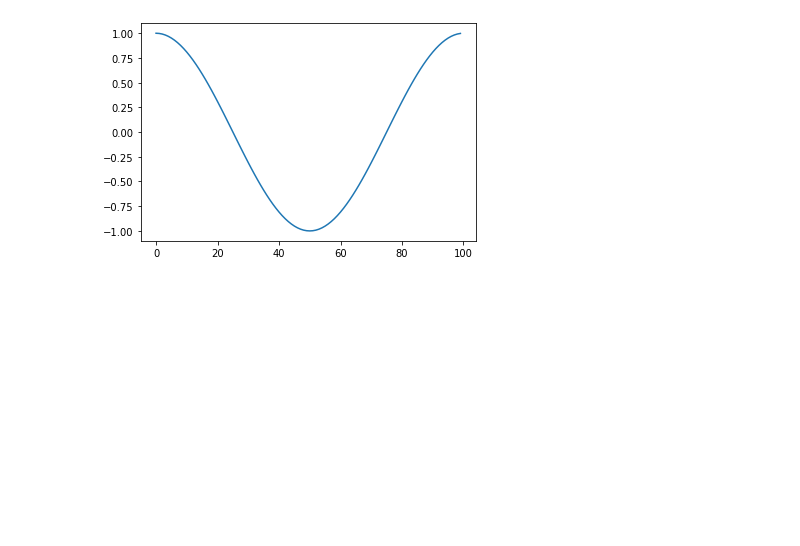
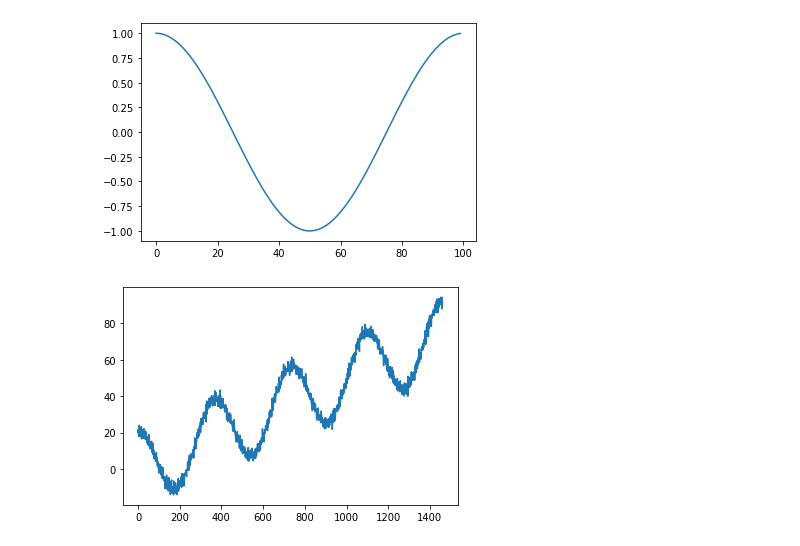
Before and after one commit to kavyajeetbora/time_series_deeplearning.ai, a Jupyter notebook: week1/tsa_forecasting.ipynb, the cells around one changed output. Saved outputs shown, nothing was run; the diff lists cells and outputs as text; code cells hidden in the pictures; blank space fills up the shorter version.

```diff
--- a/week1/tsa_forecasting.ipynb
+++ b/week1/tsa_forecasting.ipynb
@@ -11,6 +13,6 @@ print(tf.__version__)
 # %%
-def plot_series(time,series,format="-",start=0,end=None):
-    plt.plot(time[start:end],series[start:end],format)
+def plot_series(time,series,format="-",start=0,end=None, label=None):
+    plt.plot(time[start:end],series[start:end],format, label=label)
     plt.xlabel("Time")
     plt.ylabel("Value")
     plt.grid(True)
@@ -20,3 +22,12 @@ def trend(time, slope=0):
 
 def seasonal_pattern(season_time):
     return np.cos(season_time * 2 * np.pi)
+
+def seasonality(time, period, amplitude, phase=0):
+    season_time = time/period
+    return amplitude*seasonal_pattern(season_time)
+
+def noise(time, noise_level=1):
+    return noise_level * np.random.randn(len(time))
+
+# def autocorrelation(time, c1):
@@ -26,3 +39,11 @@ plt.plot(seasonal_pattern(time))
 plt.show()
 # %% [output]
 [figure]
+# %%
+## plotting the time series with seasonality + trend + noise
+time = np.arange(0,365*4+1,1,dtype=float)
+series = trend(time,slope=0.05) + seasonality(time, period=365, amplitude=20) + noise(time, noise_level=2)
+plt.plot(time,series)
+plt.show()
+# %% [output]
+[figure, added]
```
Also changed, not shown: parts of 19 cells of this notebook.
